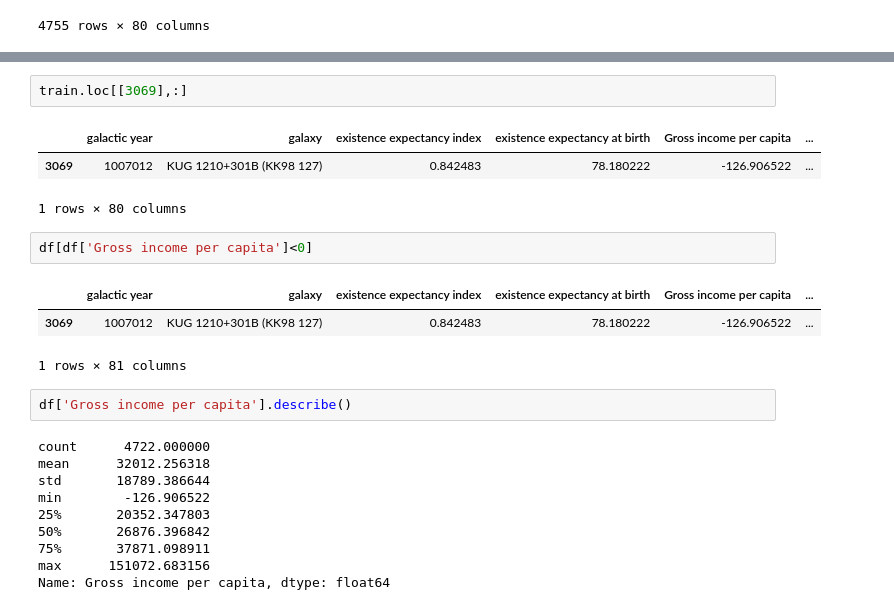
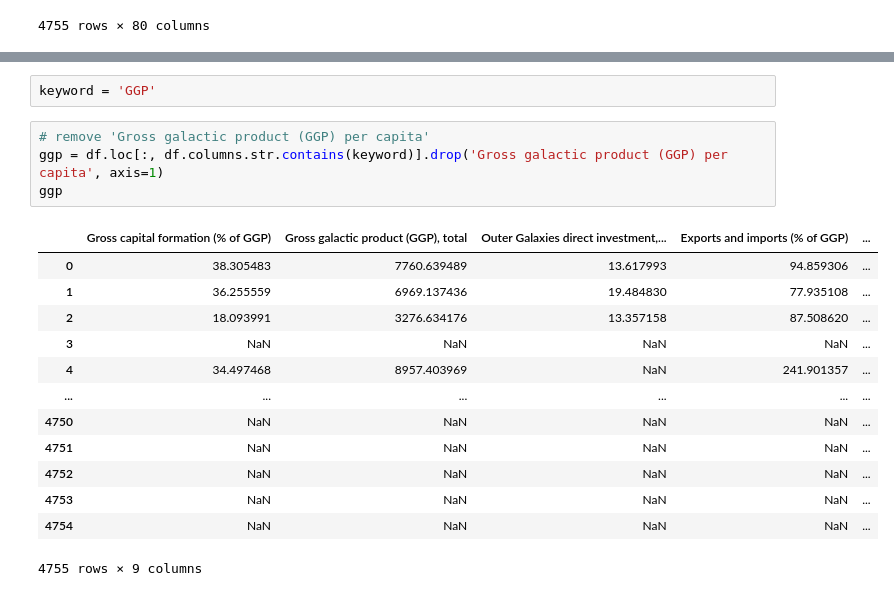
Before and after one commit to devrimcavusoglu/prohack, a Jupyter notebook: notebooks/eda/Exploring Feature Relations.ipynb, the cells around one changed output, grey strips where cells are left out. Saved outputs shown, nothing was run; the diff lists cells and outputs as text.

```diff
--- a/notebooks/eda/Exploring Feature Relations.ipynb
+++ b/notebooks/eda/Exploring Feature Relations.ipynb
@@ -159,24 +77,20 @@ mean_squared_error(df.loc[df.income_mean.notna(), 'Gross income per capita'],
-# %%
-train.loc[[3069],:]
-# %% [output]
-|  | galactic year | galaxy | existence expectancy index | existence expectancy at birth | Gross income per capita | ... |
-| 3069 | 1007012 | KUG 1210+301B (KK98 127) | 0.842483 | 78.180222 | -126.906522 | ... |
-1 rows × 80 columns
-# %%
-df[df['Gross income per capita']<0]
-# %% [output]
-|  | galactic year | galaxy | existence expectancy index | existence expectancy at birth | Gross income per capita | ... |
-| 3069 | 1007012 | KUG 1210+301B (KK98 127) | 0.842483 | 78.180222 | -126.906522 | ... |
-1 rows × 81 columns
-# %%
-df['Gross income per capita'].describe()
-# %% [output]
-count      4722.000000
-mean      32012.256318
-std       18789.386644
-min        -126.906522
-25%       20352.347803
-50%       26876.396842
-75%       37871.098911
-max      151072.683156
-Name: Gross income per capita, dtype: float64
+# %%
+keyword = 'GGP'
+# %%
+# remove 'Gross galactic product (GGP) per capita'
+ggp = df.loc[:, df.columns.str.contains(keyword)].drop('Gross galactic product (GGP) per capita', axis=1)
+ggp
+# %% [output]
+|  | Gross capital formation (% of GGP) | Gross galactic product (GGP), total | Outer Galaxies direct investment,... | Exports and imports (% of GGP) | ... |
+| 0 | 38.305483 | 7760.639489 | 13.617993 | 94.859306 | ... |
+| 1 | 36.255559 | 6969.137436 | 19.484830 | 77.935108 | ... |
+| 2 | 18.093991 | 3276.634176 | 13.357158 | 87.508620 | ... |
+| 3 | NaN | NaN | NaN | NaN | ... |
+| 4 | 34.497468 | 8957.403969 | NaN | 241.901357 | ... |
+| ... | ... | ... | ... | ... | ... |
+| 4750 | NaN | NaN | NaN | NaN | ... |
+| 4751 | NaN | NaN | NaN | NaN | ... |
+| 4752 | NaN | NaN | NaN | NaN | ... |
+| 4753 | NaN | NaN | NaN | NaN | ... |
+| 4754 | NaN | NaN | NaN | NaN | ... |
+4755 rows × 9 columns
```
Also changed, not shown: parts of 23 cells of this notebook, 1 other file.
